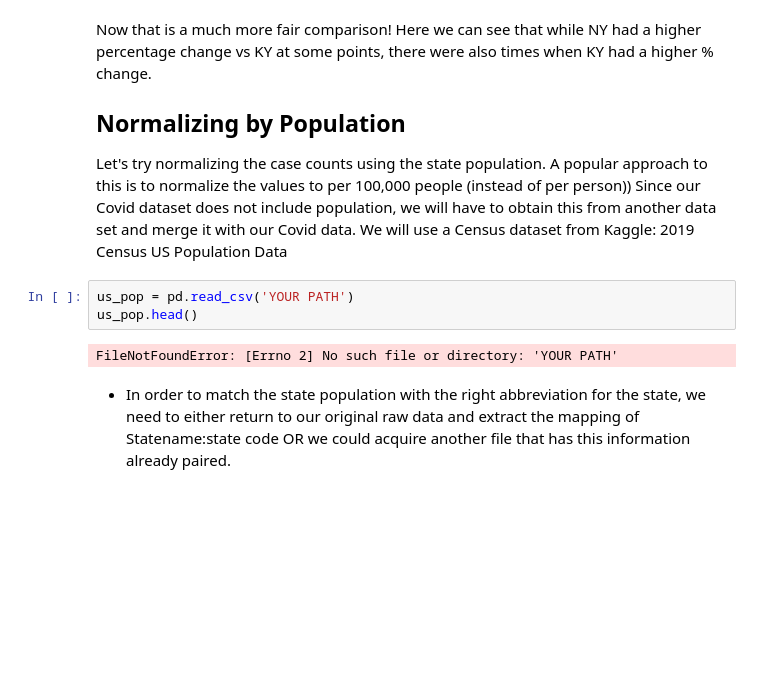
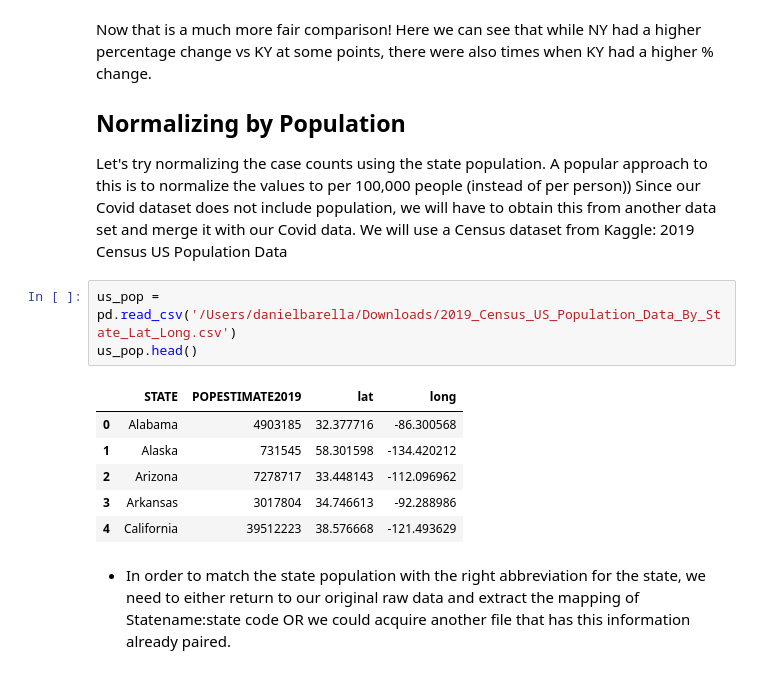
Before and after one commit to hansolothe3rd/Time-Series-Analysis, a Jupyter notebook: Plotting Data with Different Units.ipynb, the cells around one changed output. Saved outputs shown, nothing was run; the diff lists cells and outputs as text; blank space fills up the shorter version.

```diff
--- a/Plotting Data with Different Units.ipynb
+++ b/Plotting Data with Different Units.ipynb
@@ -572,10 +717,15 @@ A popular approach to this is to normalize the values to per 100,000 people (ins
 Since our Covid dataset does not include population, we will have to obtain this from another data set and merge it with our Covid data.
 We will use a Census dataset from Kaggle: 2019 Census US Population Data
 # %%
-us_pop = pd.read_csv('YOUR PATH')
+us_pop = pd.read_csv('/Users/danielbarella/Downloads/2019_Census_US_Population_Data_By_State_Lat_Long.csv')
 us_pop.head()
 # %% [output]
-FileNotFoundError: [Errno 2] No such file or directory: 'YOUR PATH'
+|  | STATE | POPESTIMATE2019 | lat | long |
+| 0 | Alabama | 4903185 | 32.377716 | -86.300568 |
+| 1 | Alaska | 731545 | 58.301598 | -134.420212 |
+| 2 | Arizona | 7278717 | 33.448143 | -112.096962 |
+| 3 | Arkansas | 3017804 | 34.746613 | -92.288986 |
+| 4 | California | 39512223 | 38.576668 | -121.493629 |
 # %% [markdown]
 - In order to match the state population with the right abbreviation for the state, we need to either return to our original raw data and extract the mapping of Statename:state code OR we could acquire another file that has this information already paired.
 # %%
```
Also changed, not shown: parts of 50 cells of this notebook.
